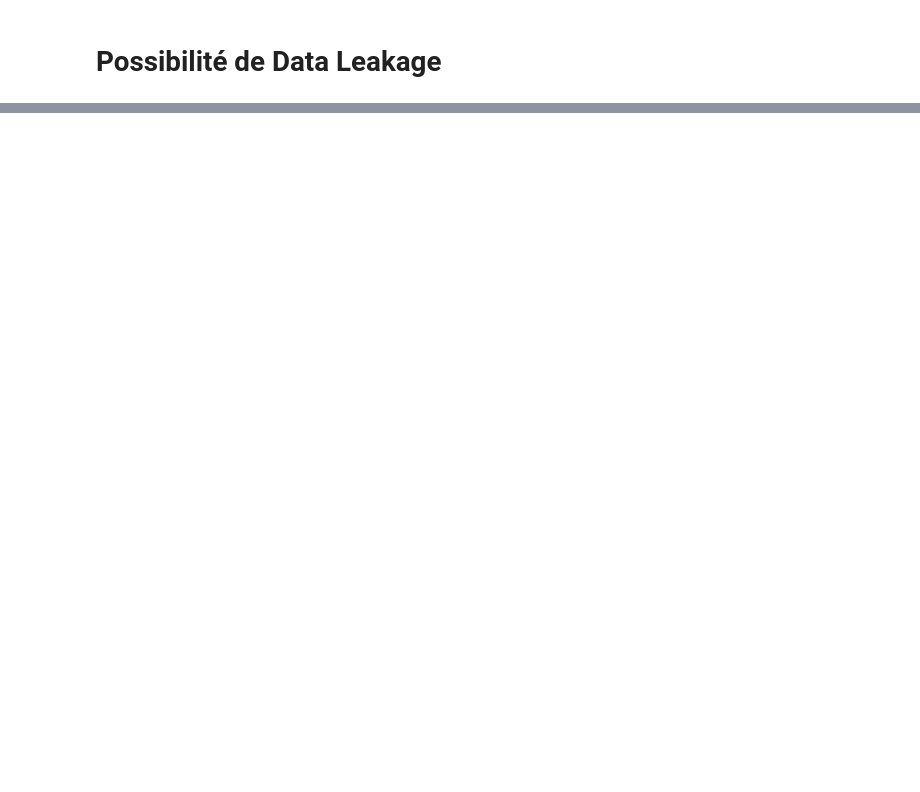
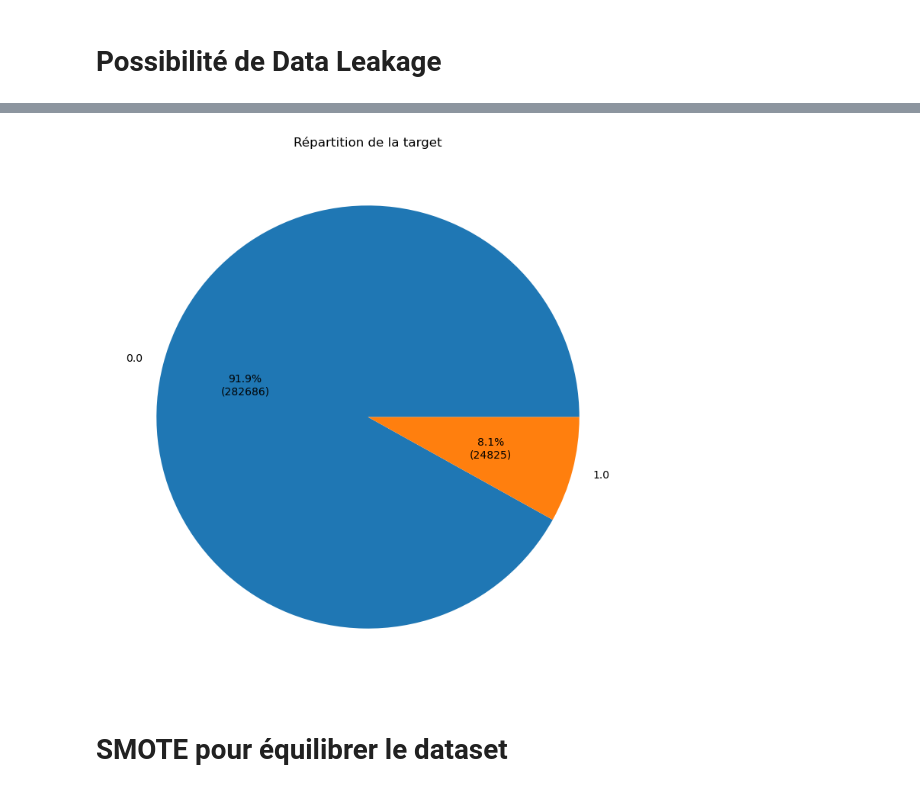
Before and after one commit to javiersan48/Projet7, a Jupyter notebook: PrepData.ipynb, the cells around one changed output, grey strips where cells are left out. Drawn from its saved outputs; the diff is of its cells as text; code cells hidden in the pictures; blank space fills up the shorter version.

```diff
--- a/PrepData.ipynb
+++ b/PrepData.ipynb
@@ -488,2 +556,20 @@ Name: TARGET, Length: 200, dtype: float64
 # %%
 # Il n'y a aucun problème de Data Leakage
+# %%
+# Définition de la fonction Pie Chart
+def autopct_format(values):
+        def my_format(pct):
+            total = sum(values)
+            val = int(round(pct*total/100.0))
+            return '{:.1f}%\n({v:d})'.format(pct, v=val)
+        return my_format
+
+s = df['TARGET'].value_counts()
+plt.figure(figsize=(15,9))
+plt.pie(s,labels = s.index, autopct=autopct_format(s))
+plt.title('Répartition de la target')
+plt.show()
+# %% [output]
+[figure, added]
+# %% [markdown]
+# SMOTE pour équilibrer le dataset
```
Also changed, not shown: parts of 93 cells of this notebook.
